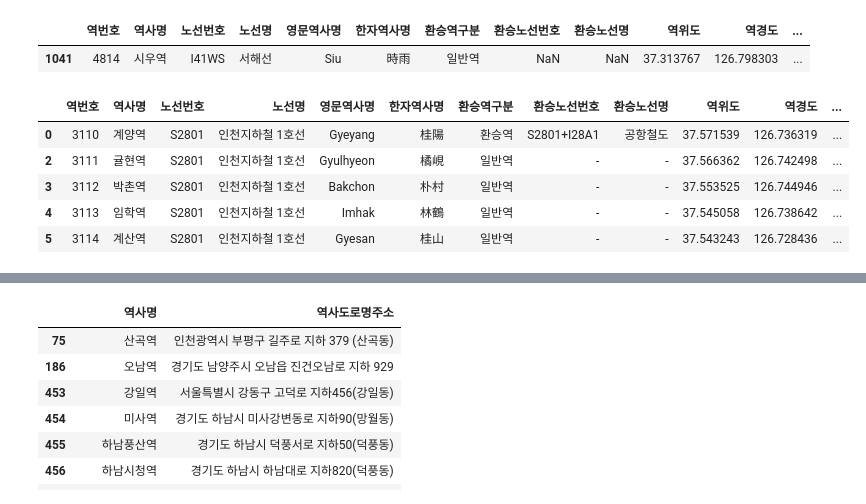
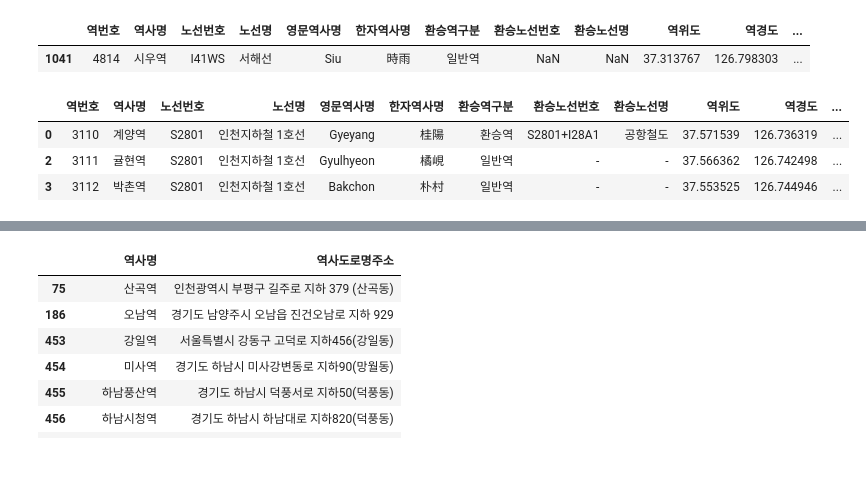
Before and after one commit to hwangeunok/git_practice, a Jupyter notebook: apartment_variables.ipynb, the cells around one changed output, grey strips where cells are left out. Saved outputs shown, nothing was run; the diff lists cells and outputs as text; code cells hidden in the pictures; blank space fills up the shorter version.

```diff
--- a/apartment_variables.ipynb
+++ b/apartment_variables.ipynb
@@ -87,5 +68,5 @@ cities_to_remove = ['대구', '부산', '대전', '광주광역시', '울산'] #
 greater_seoul_rail = ~(all_rail['운영기관명'].str.contains('|'.join(cities_to_remove)) | all_rail['역사도로명주소'].str.contains('|'.join(cities_to_remove)))
 rail = all_rail[greater_seoul_rail]
 # %%
-rail['역사명'] = rail['역사명'].str.replace(r"\s|\n|\([^()]*\)|[.·]", "", regex=True)
-rail['역사명'] = rail['역사명'].apply(lambda x: x + '역' if not x.endswith('역') else x)
+rail.loc[:, '역사명'] = rail['역사명'].str.replace(r"\s|\n|\([^()]*\)|[.·]", "", regex=True)
+rail.loc[:, '역사명'] = rail['역사명'].apply(lambda x: x + '역' if not x.endswith('역') else x)
@@ -135,14 +105,12 @@ merged_rail['역경도'] = merged_rail['역경도'].fillna(merged_rail['lng'])
 merged_rail.drop(['name', 'lat', 'lng'], axis=1, inplace=True)
 merged_rail = merged_rail.drop_duplicates()
 # %%
-merged_rail.head()
+merged_rail.head(3)
 # %% [output]
 |  | 역번호 | 역사명 | 노선번호 | 노선명 | 영문역사명 | 한자역사명 | 환승역구분 | 환승노선번호 | 환승노선명 | 역위도 | 역경도 | ... |
 | 0 | 3110 | 계양역 | S2801 | 인천지하철 1호선 | Gyeyang | 桂陽 | 환승역 | S2801+I28A1 | 공항철도 | 37.571539 | 126.736319 | ... |
 | 2 | 3111 | 귤현역 | S2801 | 인천지하철 1호선 | Gyulhyeon | 橘峴 | 일반역 | - | - | 37.566362 | 126.742498 | ... |
 | 3 | 3112 | 박촌역 | S2801 | 인천지하철 1호선 | Bakchon | 朴村 | 일반역 | - | - | 37.553525 | 126.744946 | ... |
-| 4 | 3113 | 임학역 | S2801 | 인천지하철 1호선 | Imhak | 林鶴 | 일반역 | - | - | 37.545058 | 126.738642 | ... |
-| 5 | 3114 | 계산역 | S2801 | 인천지하철 1호선 | Gyesan | 桂山 | 일반역 | - | - | 37.543243 | 126.728436 | ... |
 # %%
 # 여전히 위경도가 없음
 blank_df = merged_rail[merged_rail['역위도'].isna() | merged_rail['역경도'].isna()]
```
Also changed, not shown: parts of 72 cells of this notebook.
